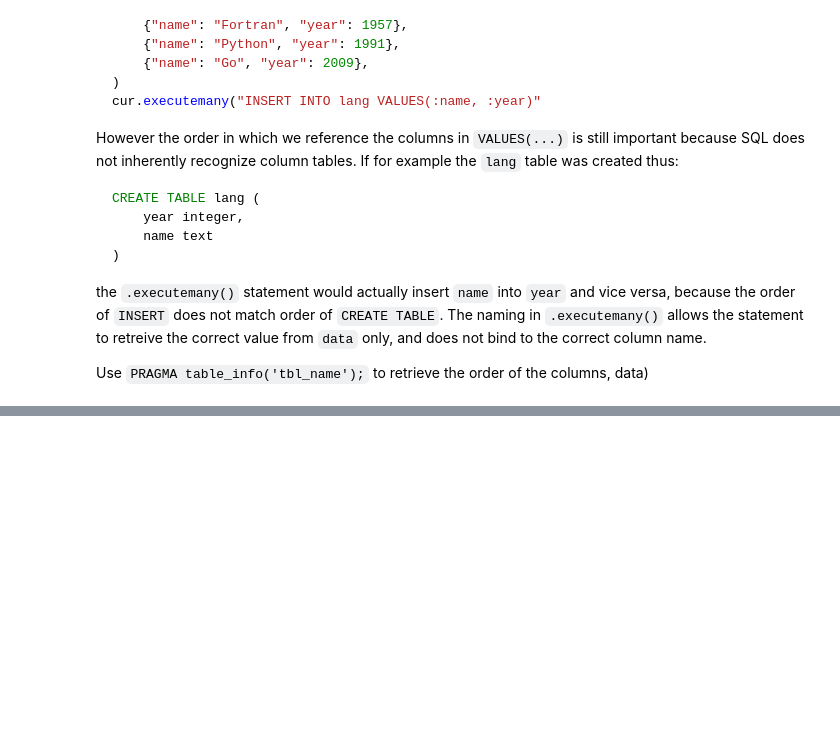
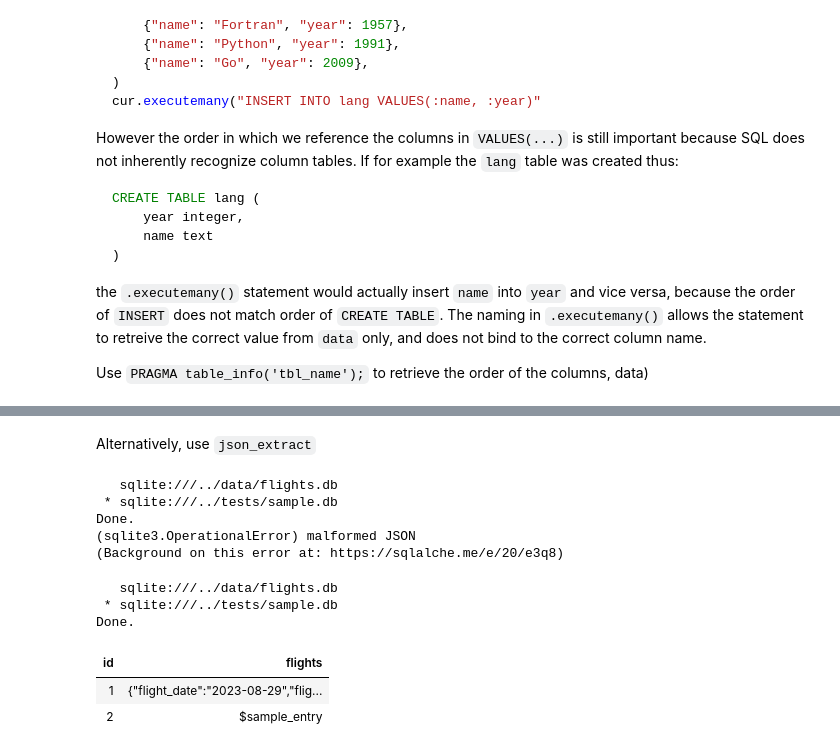
Before and after one commit to vykuang/mh-flight-logs, a Jupyter notebook: notebooks/sqlite.ipynb, the cells around one changed output, grey strips where cells are left out. Cells and saved outputs as stored; diff of their text form; code cells hidden in the pictures; blank space fills up the shorter version.

```diff
--- a/notebooks/sqlite.ipynb
+++ b/notebooks/sqlite.ipynb
@@ -610,0 +773,24 @@ Use `PRAGMA table_info('tbl_name');` to retrieve the order of the columns, data)
+# %% [markdown]
+Alternatively, use `json_extract`
+# %%
+%%sql
+SELECT
+    json_extract(flights,'$.flight_date') as flight_date
+from json_flights;
+# %% [output]
+   sqlite:///../data/flights.db
+ * sqlite:///../tests/sample.db
+Done.
+(sqlite3.OperationalError) malformed JSON
+(Background on this error at: https://sqlalche.me/e/20/e3q8)
+# %%
+%%sql
+select *
+from json_flights;
+# %% [output]
+   sqlite:///../data/flights.db
+ * sqlite:///../tests/sample.db
+Done.
+| id | flights |
+| 1 | {"flight_date":"2023-08-29","flig... |
+| 2 | $sample_entry |
```
Also changed, not shown: parts of 24 cells of this notebook, 4 other files.
